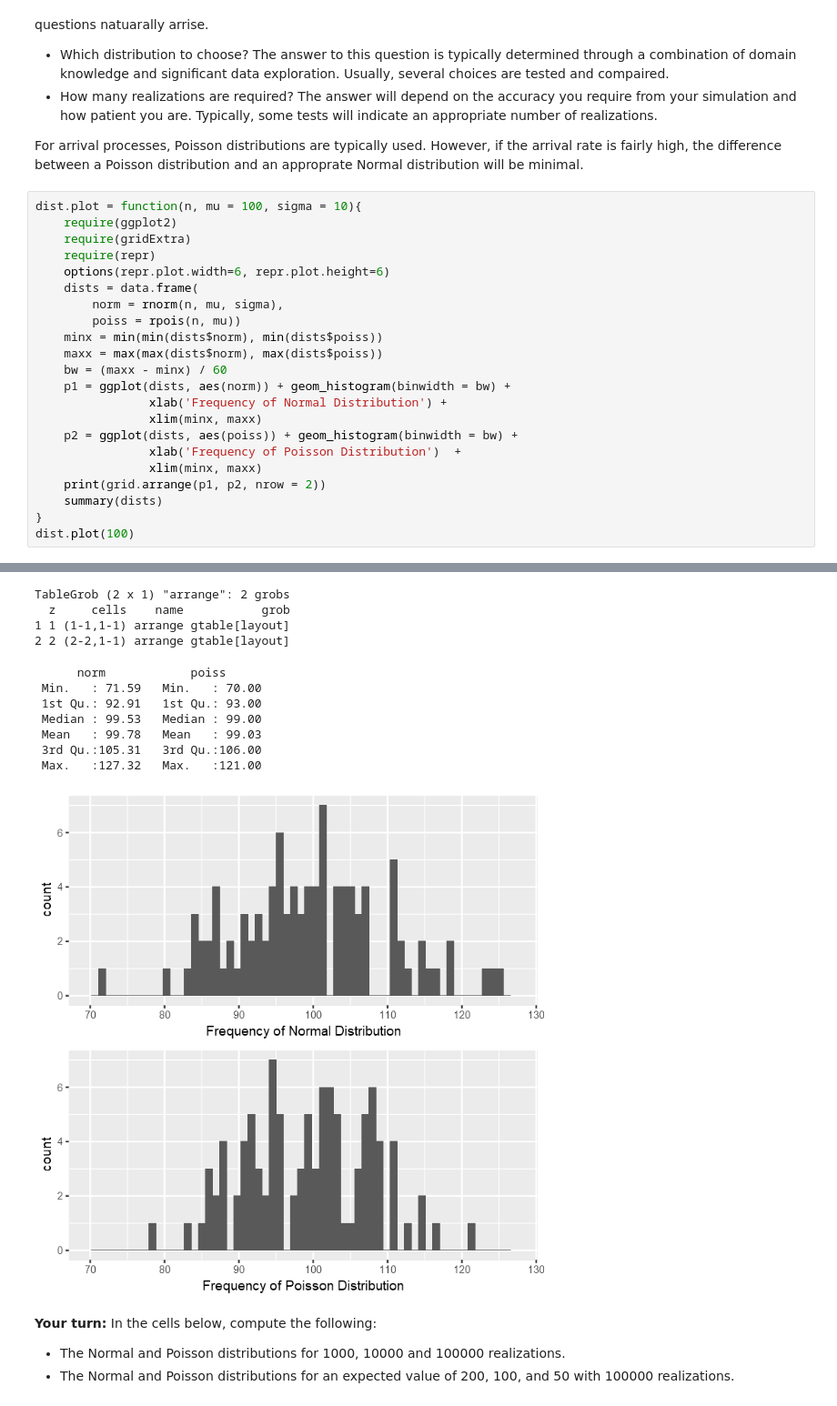
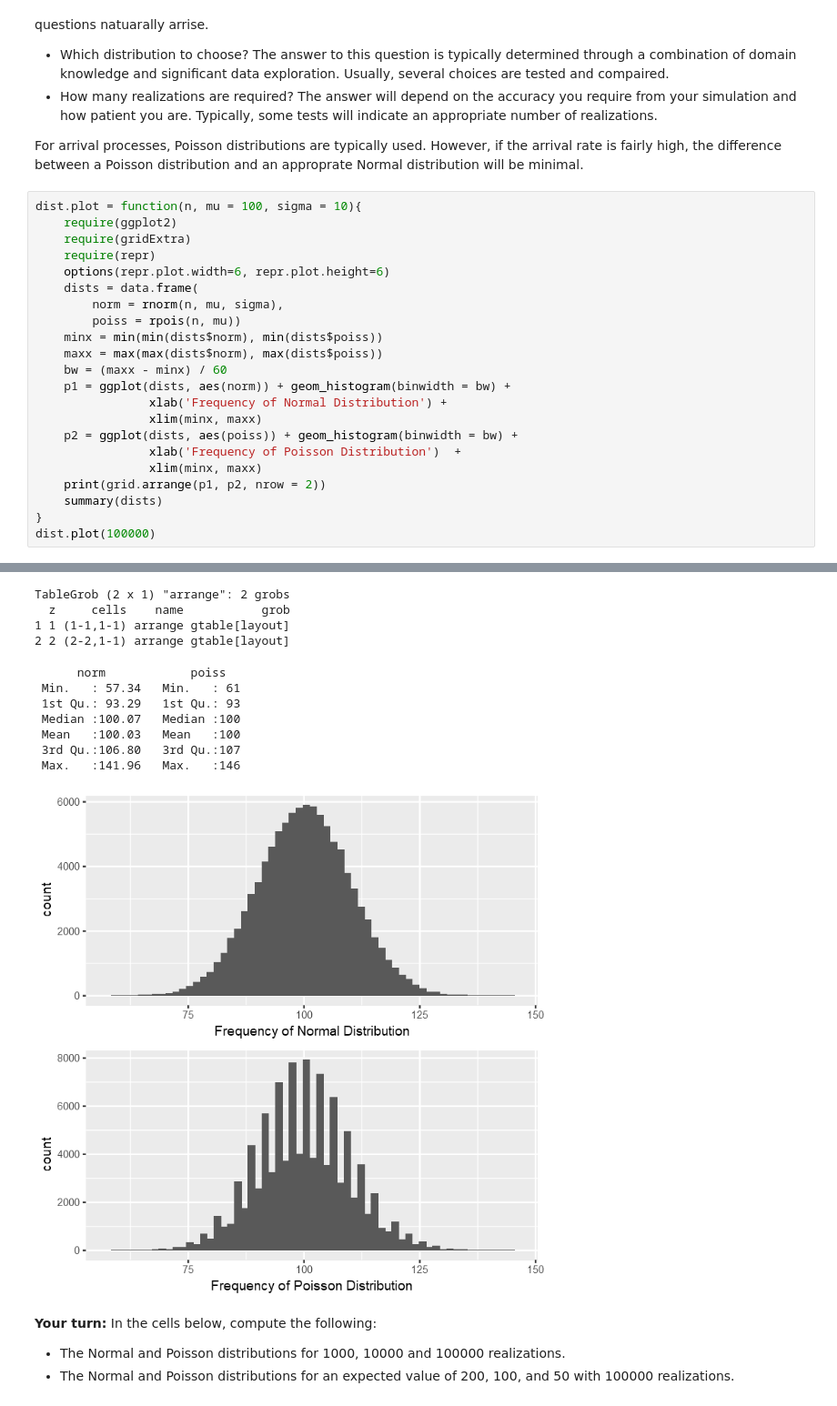
Before and after one commit to StephenElston/DataScience350, a Jupyter notebook: Lecture3/Simulation.ipynb, the cells around one changed output, grey strips where cells are left out. Shown at 91% size. Drawn from its saved outputs; the diff is of its cells as text.

```diff
--- a/Lecture3/Simulation.ipynb
+++ b/Lecture3/Simulation.ipynb
@@ -55,41 +55,41 @@ For arrival processes, Poisson distributions are typically used. However, if the
 # %%
 dist.plot = function(n, mu = 100, sigma = 10){
     require(ggplot2)
     require(gridExtra)
     require(repr)
     options(repr.plot.width=6, repr.plot.height=6)
     dists = data.frame(
         norm = rnorm(n, mu, sigma),
         poiss = rpois(n, mu))
     minx = min(min(dists$norm), min(dists$poiss))
     maxx = max(max(dists$norm), max(dists$poiss))
     bw = (maxx - minx) / 60
     p1 = ggplot(dists, aes(norm)) + geom_histogram(binwidth = bw) +
                 xlab('Frequency of Normal Distribution') +
                 xlim(minx, maxx)
     p2 = ggplot(dists, aes(poiss)) + geom_histogram(binwidth = bw) +
                 xlab('Frequency of Poisson Distribution')  +
                 xlim(minx, maxx)
     print(grid.arrange(p1, p2, nrow = 2))
     summary(dists)
 }
-dist.plot(100)
+dist.plot(100000)
 # %% [output]
 Warning message:
 "Removed 1 rows containing missing values (geom_bar)."Warning message:
 "Removed 1 rows containing missing values (geom_bar)."
 TableGrob (2 x 1) "arrange": 2 grobs
   z     cells    name           grob
 1 1 (1-1,1-1) arrange gtable[layout]
 2 2 (2-2,1-1) arrange gtable[layout]
       norm            poiss
- Min.   : 71.59   Min.   : 70.00
- 1st Qu.: 92.91   1st Qu.: 93.00
- Median : 99.53   Median : 99.00
- Mean   : 99.78   Mean   : 99.03
- 3rd Qu.:105.31   3rd Qu.:106.00
- Max.   :127.32   Max.   :121.00
+ Min.   : 57.34   Min.   : 61
+ 1st Qu.: 93.29   1st Qu.: 93
+ Median :100.07   Median :100
+ Mean   :100.03   Mean   :100
+ 3rd Qu.:106.80   3rd Qu.:107
+ Max.   :141.96   Max.   :146
-[figure, old version]
+[figure, new version]
 # %% [markdown]
 **Your turn:** In the cells below, compute the following:
 
```
Also changed, not shown: parts of 9 cells of this notebook.
